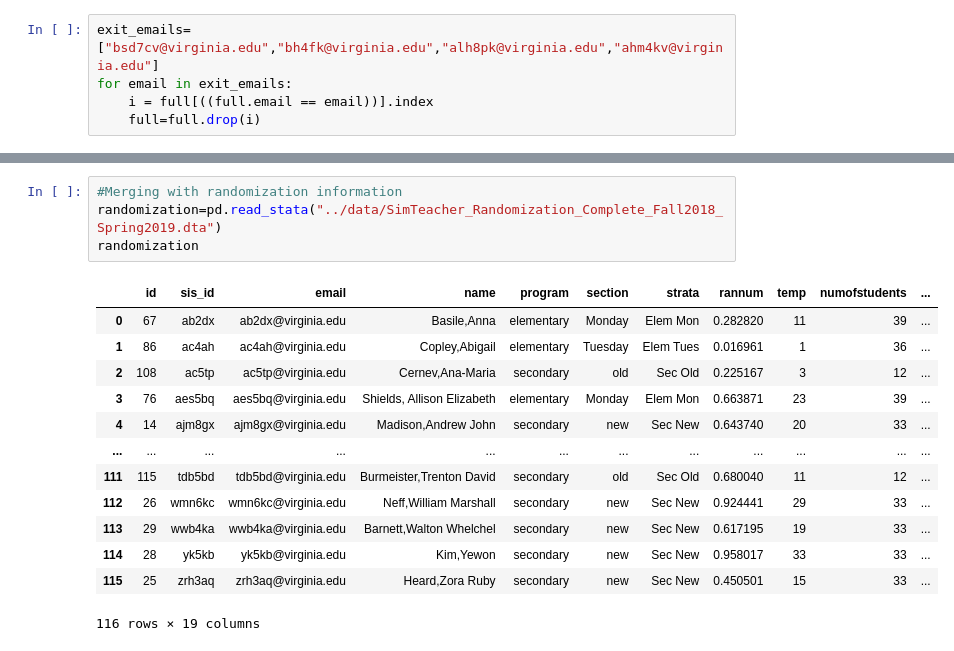
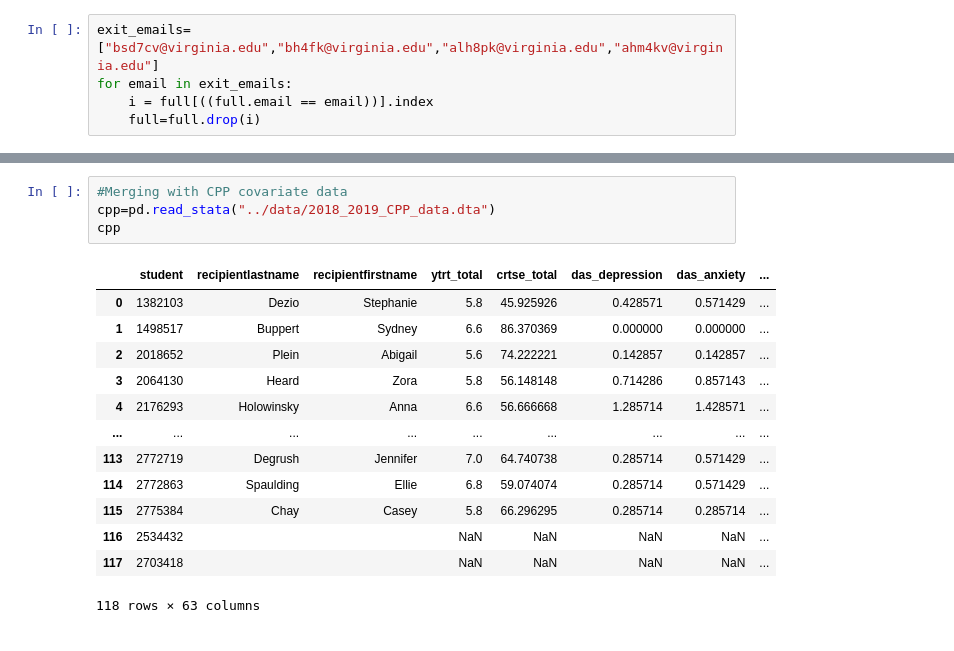
Before and after one commit to taylorrohrich/MSDS_SERA_capstone, a Jupyter notebook: stata_replication/2.ipynb, the cells around one changed output, grey strips where cells are left out. Drawn from its saved outputs; the diff is of its cells as text.

```diff
--- a/stata_replication/2.ipynb
+++ b/stata_replication/2.ipynb
@@ -349,19 +325,19 @@ full
 # %%
-#Merging with randomization information
-randomization=pd.read_stata("../data/SimTeacher_Randomization_Complete_Fall2018_Spring2019.dta")
-randomization
+#Merging with CPP covariate data
+cpp=pd.read_stata("../data/2018_2019_CPP_data.dta")
+cpp
 # %% [output]
-|  | id | sis_id | email | name | program | section | strata | rannum | temp | numofstudents | ... |
-| 0 | 67 | ab2dx | ab2dx@virginia.edu | Basile,Anna | elementary | Monday | Elem Mon | 0.282820 | 11 | 39 | ... |
-| 1 | 86 | ac4ah | ac4ah@virginia.edu | Copley,Abigail | elementary | Tuesday | Elem Tues | 0.016961 | 1 | 36 | ... |
-| 2 | 108 | ac5tp | ac5tp@virginia.edu | Cernev,Ana-Maria | secondary | old | Sec Old | 0.225167 | 3 | 12 | ... |
-| 3 | 76 | aes5bq | aes5bq@virginia.edu | Shields, Allison Elizabeth | elementary | Monday | Elem Mon | 0.663871 | 23 | 39 | ... |
-| 4 | 14 | ajm8gx | ajm8gx@virginia.edu | Madison,Andrew John | secondary | new | Sec New | 0.643740 | 20 | 33 | ... |
-| ... | ... | ... | ... | ... | ... | ... | ... | ... | ... | ... | ... |
-| 111 | 115 | tdb5bd | tdb5bd@virginia.edu | Burmeister,Trenton David | secondary | old | Sec Old | 0.680040 | 11 | 12 | ... |
-| 112 | 26 | wmn6kc | wmn6kc@virginia.edu | Neff,William Marshall | secondary | new | Sec New | 0.924441 | 29 | 33 | ... |
-| 113 | 29 | wwb4ka | wwb4ka@virginia.edu | Barnett,Walton Whelchel | secondary | new | Sec New | 0.617195 | 19 | 33 | ... |
-| 114 | 28 | yk5kb | yk5kb@virginia.edu | Kim,Yewon | secondary | new | Sec New | 0.958017 | 33 | 33 | ... |
-| 115 | 25 | zrh3aq | zrh3aq@virginia.edu | Heard,Zora Ruby | secondary | new | Sec New | 0.450501 | 15 | 33 | ... |
+|  | student | recipientlastname | recipientfirstname | ytrt_total | crtse_total | das_depression | das_anxiety | ... |
+| 0 | 1382103 | Dezio | Stephanie | 5.8 | 45.925926 | 0.428571 | 0.571429 | ... |
+| 1 | 1498517 | Buppert | Sydney | 6.6 | 86.370369 | 0.000000 | 0.000000 | ... |
+| 2 | 2018652 | Plein | Abigail | 5.6 | 74.222221 | 0.142857 | 0.142857 | ... |
+| 3 | 2064130 | Heard | Zora | 5.8 | 56.148148 | 0.714286 | 0.857143 | ... |
+| 4 | 2176293 | Holowinsky | Anna | 6.6 | 56.666668 | 1.285714 | 1.428571 | ... |
+| ... | ... | ... | ... | ... | ... | ... | ... | ... |
+| 113 | 2772719 | Degrush | Jennifer | 7.0 | 64.740738 | 0.285714 | 0.571429 | ... |
+| 114 | 2772863 | Spaulding | Ellie | 6.8 | 59.074074 | 0.285714 | 0.571429 | ... |
+| 115 | 2775384 | Chay | Casey | 5.8 | 66.296295 | 0.285714 | 0.285714 | ... |
+| 116 | 2534432 |  |  | NaN | NaN | NaN | NaN | ... |
+| 117 | 2703418 |  |  | NaN | NaN | NaN | NaN | ... |
-116 rows × 19 columns
+118 rows × 63 columns
 # %%
```
Also changed, not shown: parts of 27 cells of this notebook, 1 other file.
